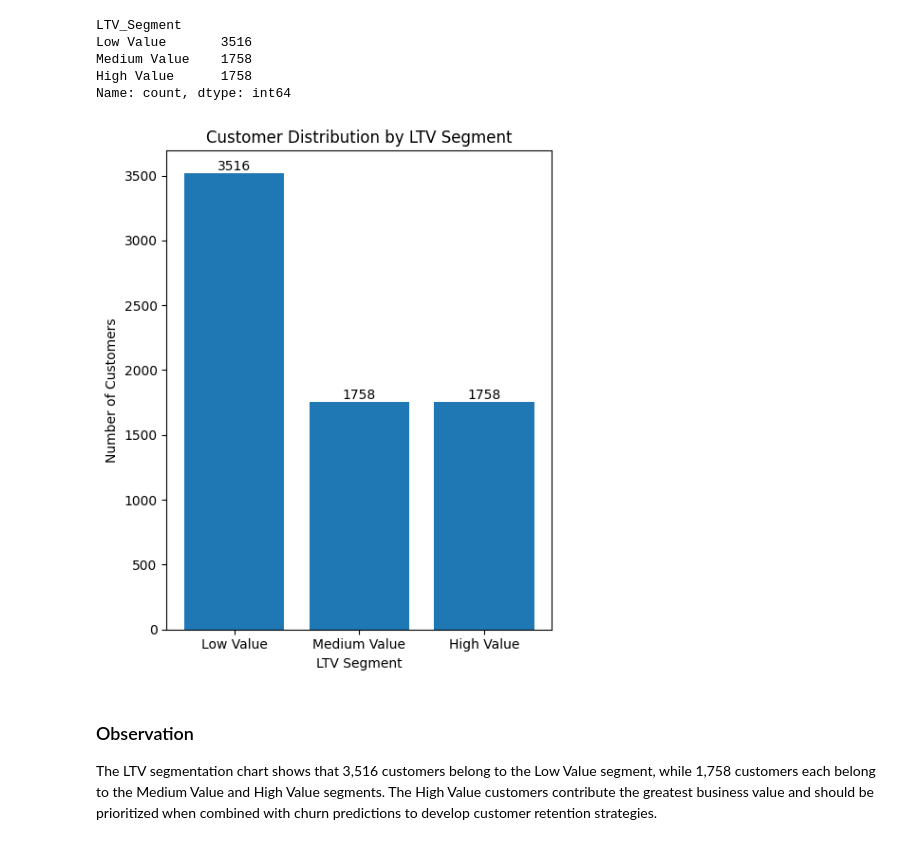
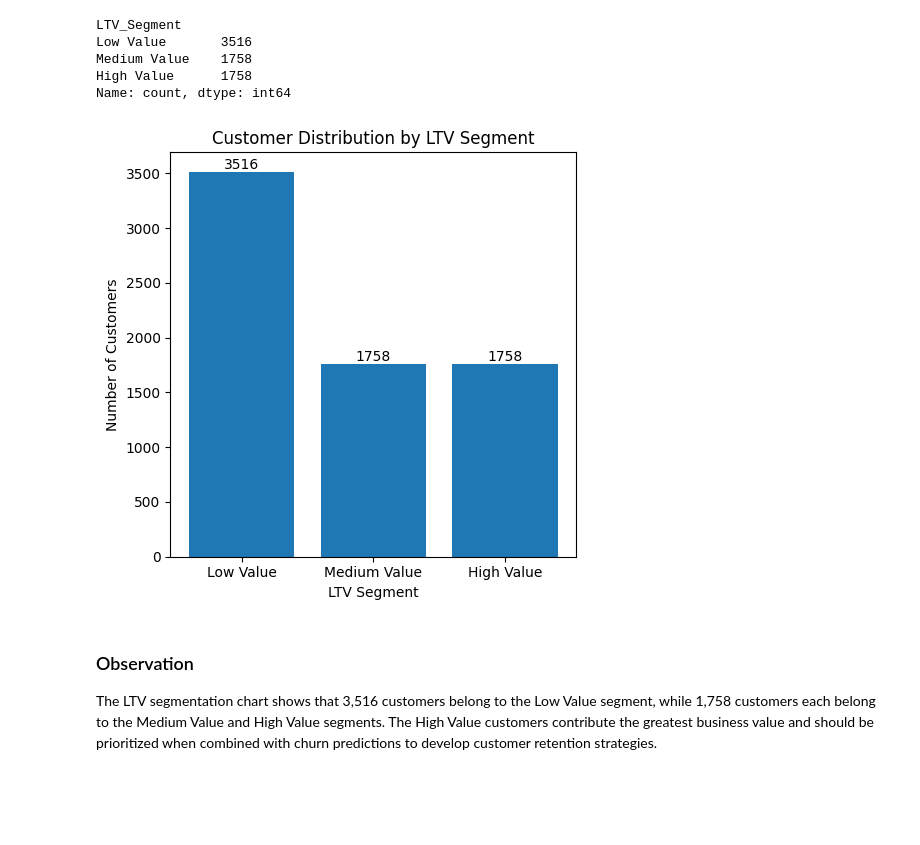
Before and after one commit to kapish196258/customer_churn_ltv_system, a Jupyter notebook: notebooks/ltv_modelling.ipynb, the cells around one changed output. Drawn from its saved outputs; the diff is of its cells as text; code cells hidden in the pictures; blank space fills up the shorter version.

```diff
--- a/notebooks/ltv_modelling.ipynb
+++ b/notebooks/ltv_modelling.ipynb
@@ -127,27 +127,27 @@ Name: count, dtype: int64
 # %%
 import matplotlib.pyplot as plt
 
 segment_counts = df["LTV_Segment"].value_counts()
 
-plt.figure(figsize=(5,6))
+plt.figure(figsize=(5,5))
 bars = plt.bar(segment_counts.index, segment_counts.values)
 
 for bar in bars:
     plt.text(
         bar.get_x() + bar.get_width()/2,
         bar.get_height(),
         int(bar.get_height()),
         ha='center',
         va='bottom'
     )
 
 plt.title("Customer Distribution by LTV Segment")
 plt.xlabel("LTV Segment")
 plt.ylabel("Number of Customers")
 plt.tight_layout()
 plt.show()
 # %% [output]
-[figure, old version]
+[figure, new version]
 # %% [markdown]
 ### Observation
 
```
Also changed, not shown: parts of 8 cells of this notebook.
